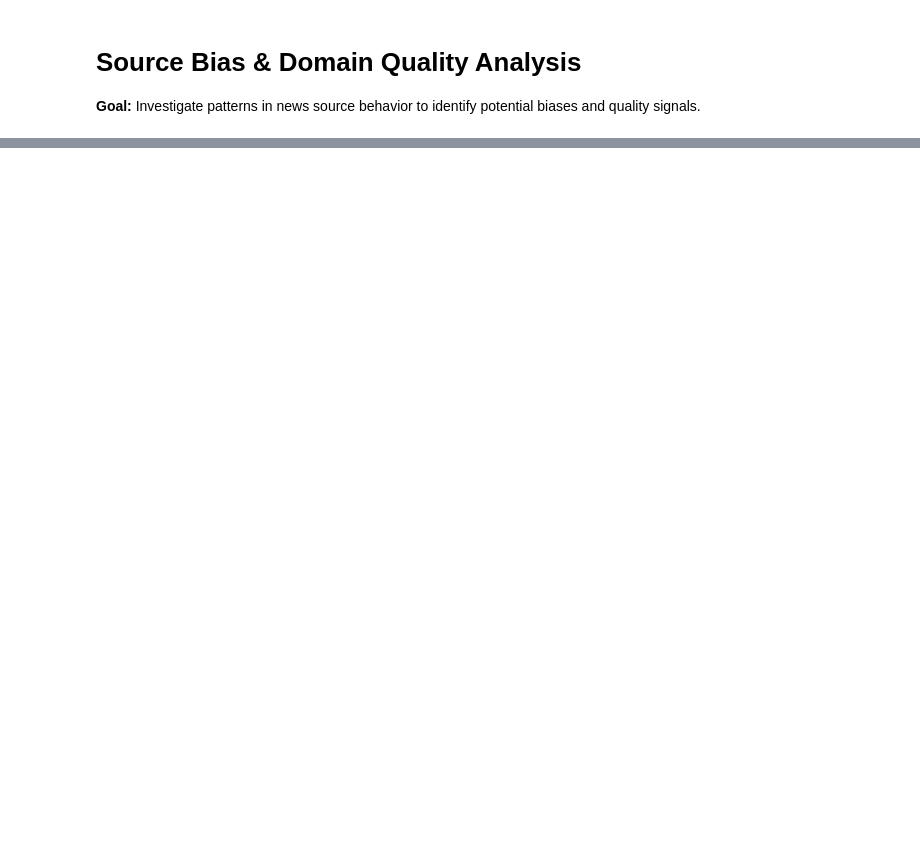
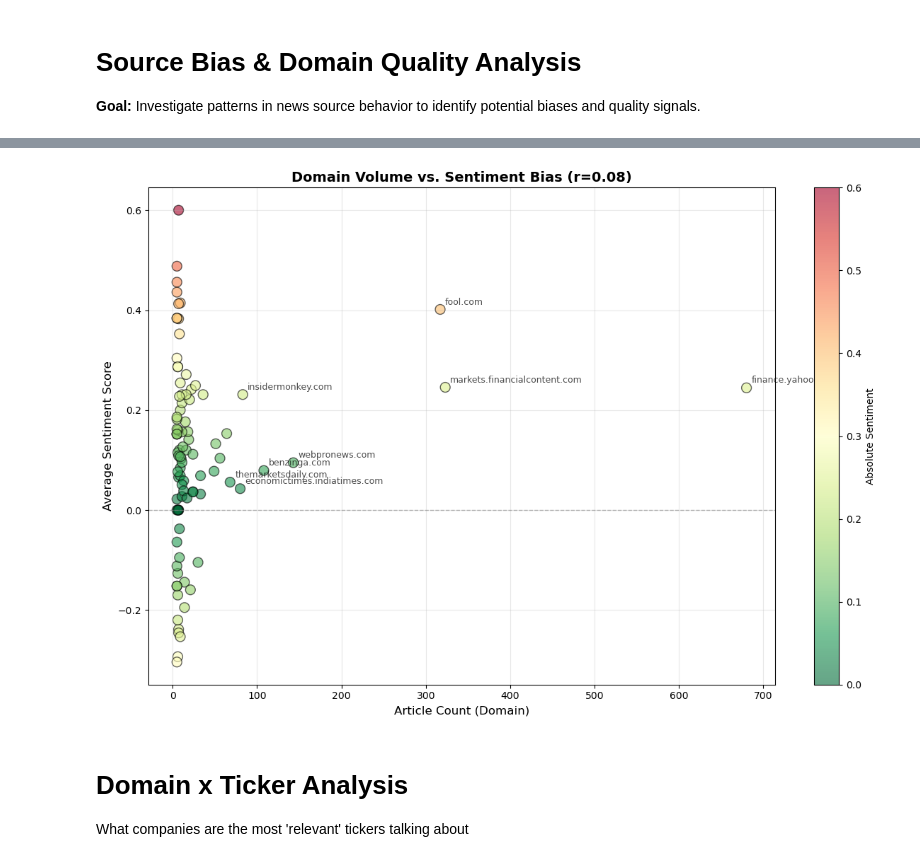
Before and after one commit to Trevor5008/market-sentiment-analysis, a Jupyter notebook: docs/eda/sprint_3/notebooks/source_domain_analysis.ipynb, the cells around one changed output, grey strips where cells are left out. Cells and saved outputs as stored; diff of their text form; code cells hidden in the pictures; blank space fills up the shorter version.

Commit message:
Updated Sprint 3 source/domain analysis notebook

```diff
--- a/docs/eda/sprint_3/notebooks/source_domain_analysis.ipynb
+++ b/docs/eda/sprint_3/notebooks/source_domain_analysis.ipynb
@@ -170,4 +167,40 @@ Correlation between volume and sentiment: 0.034
 (Negative = high-volume sources tend to be more neutral)
+# %%
+# Scatter plot: volume vs average sentiment
+fig, ax = plt.subplots(figsize=(12, 8))
+
+scatter = ax.scatter(domain_stats['article_count'],
+                     domain_stats['avg_sentiment'],
+                     s=100, alpha=0.6, c=domain_stats['abs_sentiment'],
+                     cmap='RdYlGn_r', edgecolors='black')
+
+# Annotate top domains
+top_annotate = domain_stats.nlargest(8, 'article_count').index
+for domain in top_annotate:
+    row = domain_stats.loc[domain]
+    ax.annotate(domain,
+                xy=(row['article_count'], row['avg_sentiment']),
+                xytext=(5, 5), textcoords='offset points',
+                fontsize=9, alpha=0.7)
+
+ax.axhline(0, color='gray', linestyle='--', linewidth=1, alpha=0.5)
+ax.set_xlabel('Article Count (Domain)', fontsize=12)
+ax.set_ylabel('Average Sentiment Score', fontsize=12)
+ax.set_title(f'Domain Volume vs. Sentiment Bias (r={correlation:.2f})',
+             fontsize=14, fontweight='bold')
+ax.grid(True, alpha=0.3)
+
+# Colorbar
+cbar = plt.colorbar(scatter, ax=ax)
+cbar.set_label('Absolute Sentiment', fontsize=10)
+
+plt.tight_layout()
+plt.show()
+# %% [output]
+[figure, added]
+# %% [markdown]
+# **Domain x Ticker Analysis**
+What companies are the most 'relevant' tickers talking about
 # %%
 # Identify domains with strong ticker preferences
 for domain in top_10_domains:
```
Also changed, not shown: parts of 18 cells of this notebook.
